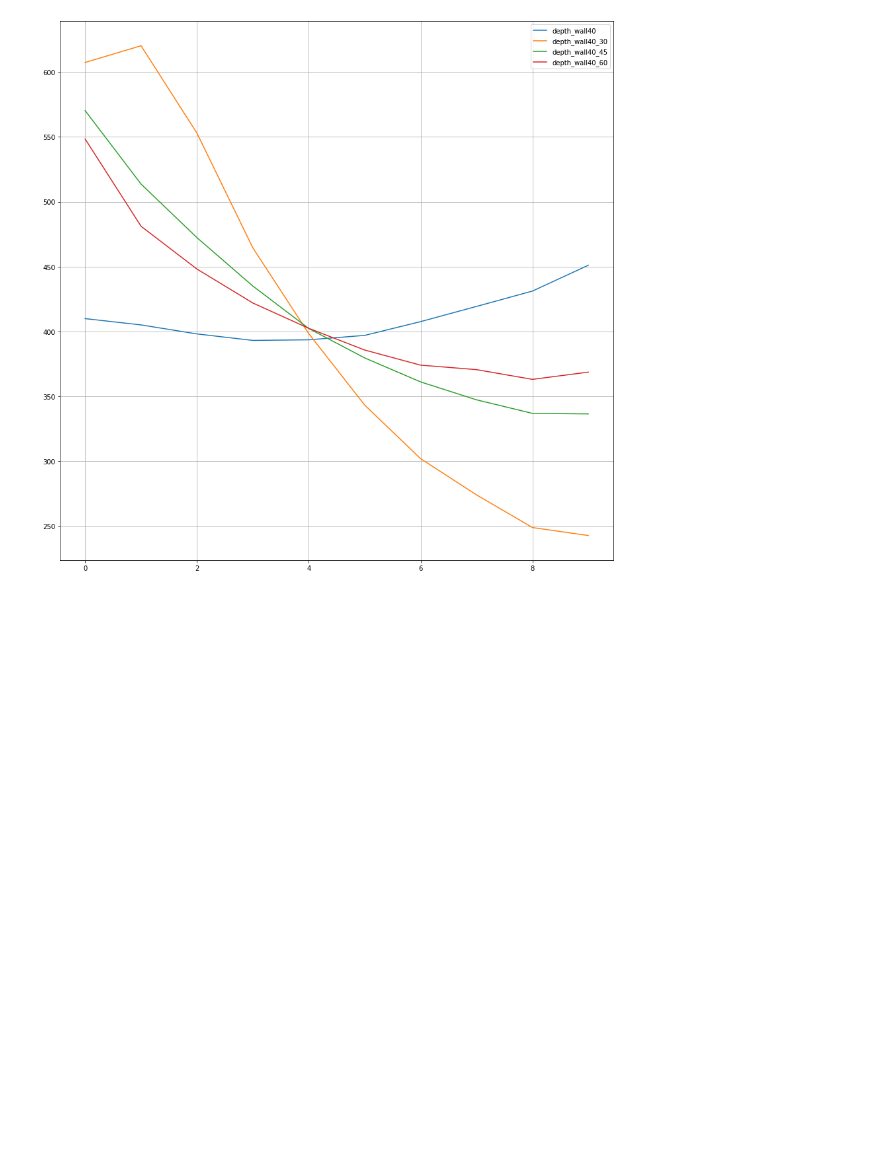
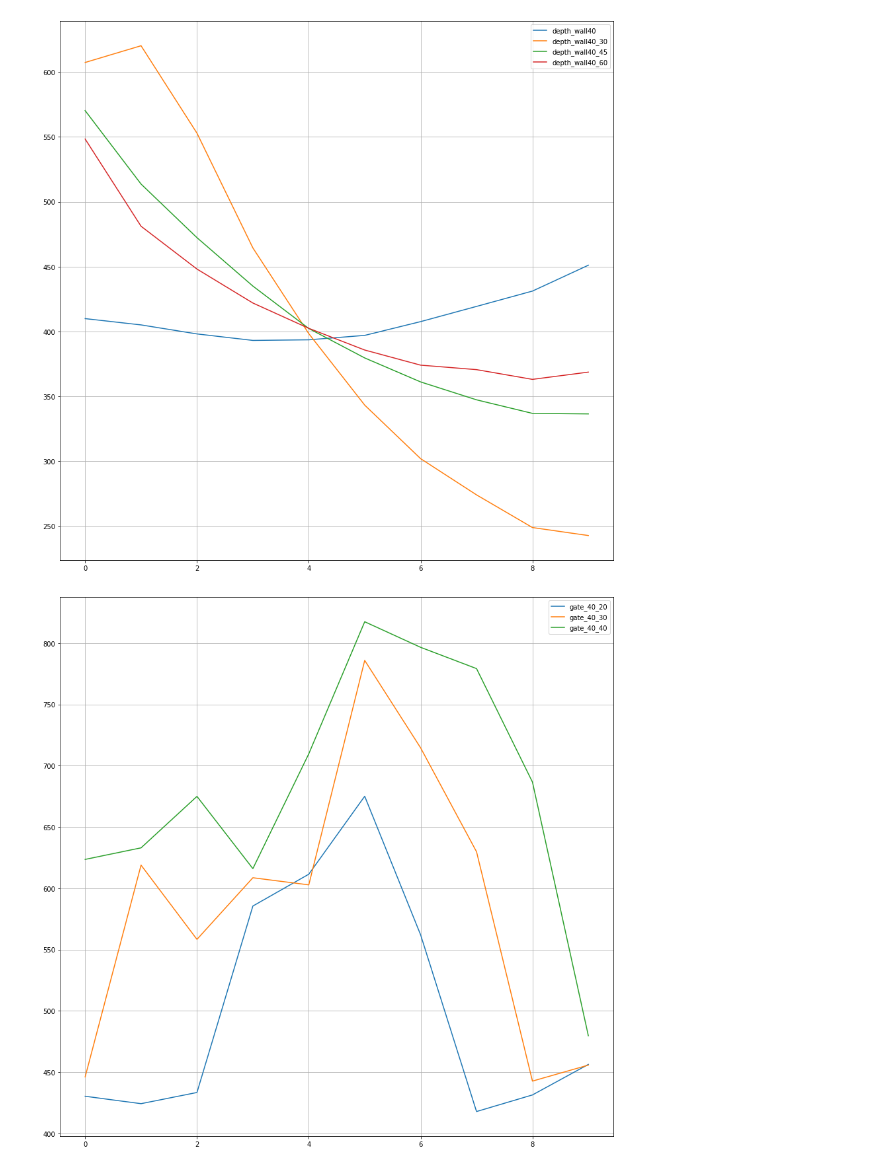
Before and after one commit to dimatoys/srobot, a Jupyter notebook: analysis/camera5.ipynb, the cells around one changed output. Drawn from its saved outputs; the diff is of its cells as text; code cells hidden in the pictures; blank space fills up the shorter version.

```diff
--- a/analysis/camera5.ipynb
+++ b/analysis/camera5.ipynb
@@ -59,3 +59,33 @@ ax.legend()
 plt.show()
 # %% [output]
 [figure]
+# %%
+data = {"gate_40_20": [430.2827380952381, 424.24242424242425, 433.3541666666667, 585.4970238095239, 611.4613095238095, 675.0684523809524, 561.96875, 417.8154761904762, 431.36309523809524, 456.2708333333333],
+"gate_40_30": [446.03125, 618.8720238095239, 558.2884615384615, 608.5705128205128, 602.7731481481482, 785.9125, 714.5565476190476, 629.7820512820513, 442.6510416666667, 455.7083333333333],
+"gate_40_40": [623.5446428571429, 632.9702380952381, 674.9583333333334, 616.0178571428571, 709.719696969697, 817.4583333333334, 796.5885416666666, 779.2307692307693, 686.6666666666666, 479.6145833333333],
+"wall50_turn_30":[603.8833333333333, 636.1071428571429, 749.7314814814815, 667.75, 673.2731481481482, 538.3333333333334, 526.9880952380952, 516.9833333333333, 512.5505952380952, 518.1875],
+"corner_50_45": [586.8518518518518, 672.7013888888889, 722.5595238095239, 682.3571428571429, 454.5925925925926, 433.9732142857143, 415.8541666666667, 406.51488095238096, 402.8525641025641, 417.19642857142856],
+"incorner70": [726.9431818181819, 697.5952380952381, 682.4642857142857, 668.2113095238095, 665.9131944444445, 664.9553571428571, 663.2692307692307, 686.5416666666666, 677.3782051282051, 668.6011904761905],
+"incorner50":[512.4431818181819, 519.4077380952381, 500.05059523809524, 495.8392857142857, 502.48511904761904, 494.7202380952381, 494.42261904761904, 516.047619047619, 515.2380952380952, 528.4345238095239],
+"incorner50_turn30":[373.7083333333333, 403.1666666666667, 436.828125, 485.64166666666665, 543.0787037037037, 545.4196428571429, 541.4458333333333, 526.8564814814815, 516.1625, 514.0416666666666]}
+# %%
+import matplotlib.pyplot as plt
+plt.rcParams["figure.figsize"] = (15,15)
+fig, ax = plt.subplots()
+
+def drawWall(ax, file):
+    ax.plot([i for i in range(len(data[file]))],data[file], label=file)
+
+drawWall(ax, "gate_40_20")
+drawWall(ax, "gate_40_30")
+drawWall(ax, "gate_40_40")
+
+
+ax.grid(True)
+ax.legend()
+#ax.set_ylim(150,700)
+#ax.set_xlim(0,80)
+
+plt.show()
+# %% [output]
+[figure, added]
```
Also changed, not shown: parts of 2 cells of this notebook, 41 other files.
